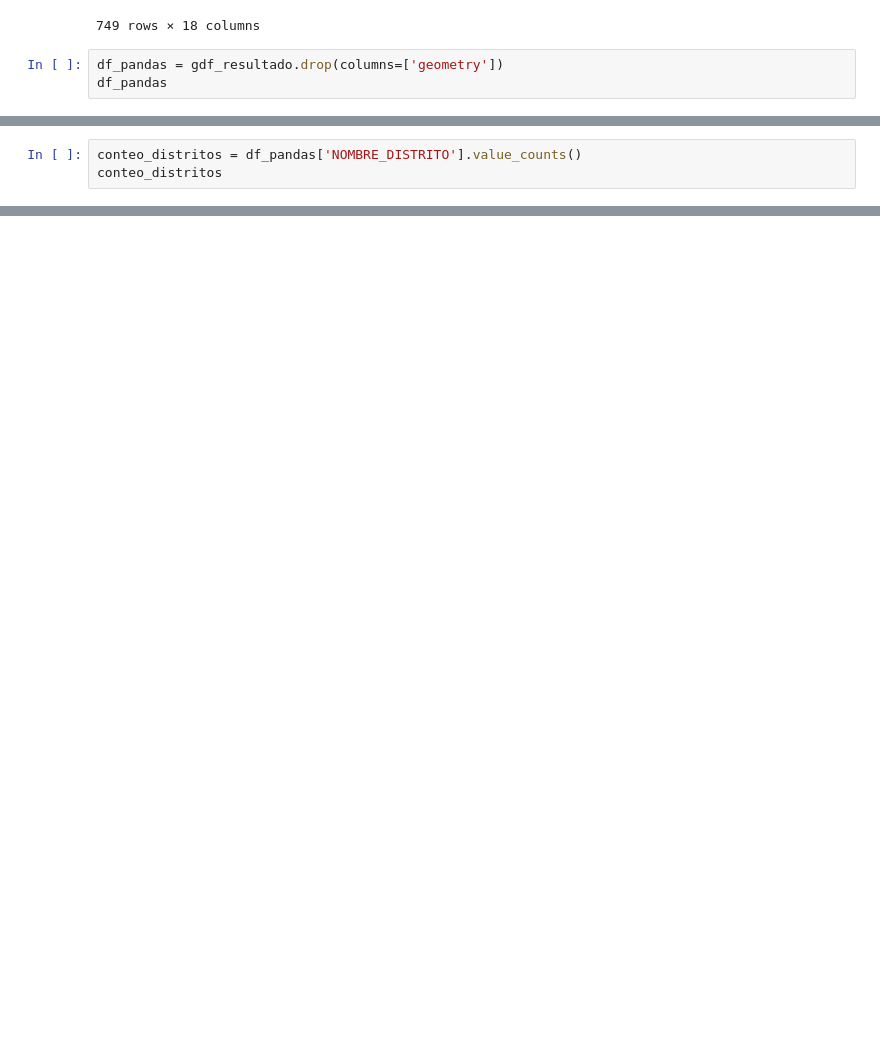
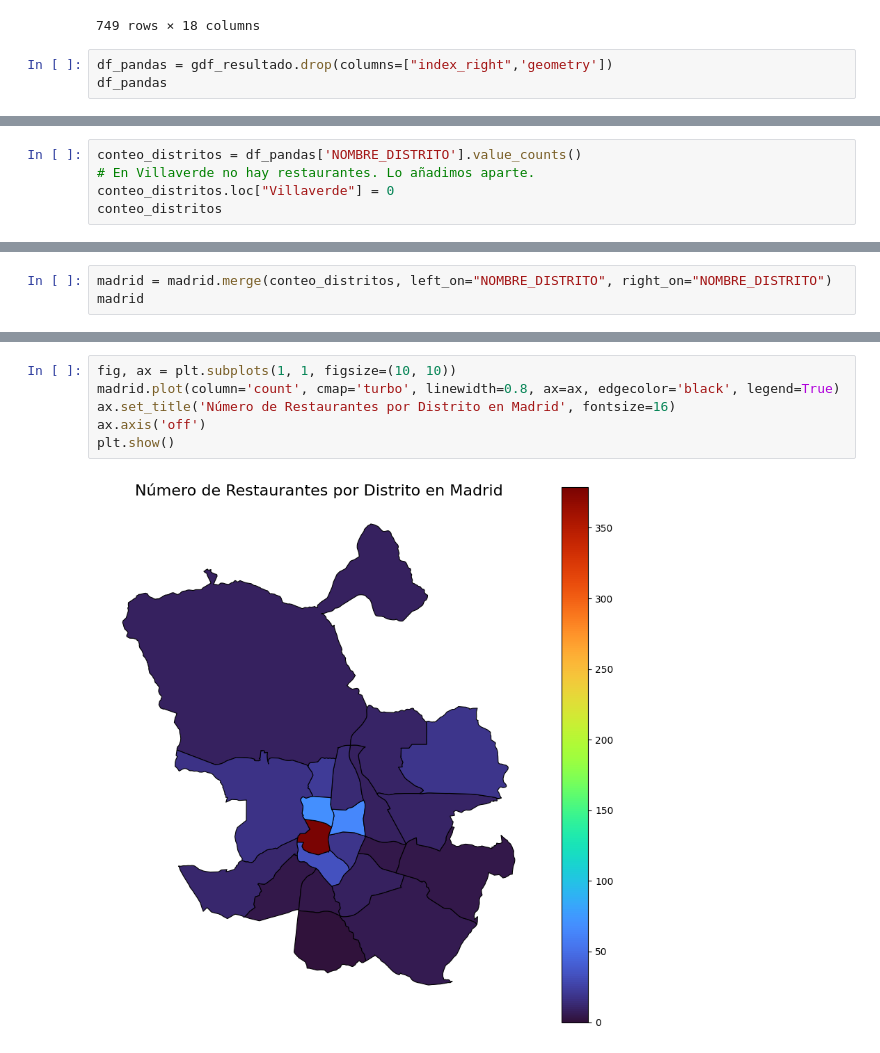
Before and after one commit to anton-p0g/ProyectoWebScrapping, a Jupyter notebook: parte2/distrito de cada restaurante/añadir_distritos_a_restaurantes.ipynb, the cells around one changed output, grey strips where cells are left out. Cells and saved outputs as stored; diff of their text form; blank space fills up the shorter version.

Commit message:
actualización ipynb + csv con distritos y barrios

```diff
--- a/parte2/distrito de cada restaurante/añadir_distritos_a_restaurantes.ipynb
+++ b/parte2/distrito de cada restaurante/añadir_distritos_a_restaurantes.ipynb
@@ -109,7 +110,7 @@ gdf_resultado
 | 748 | Sibuya Urban Sushi Bar | C Oslo, 53 X, Local 38 (at X-Madr... | 40.340854 | -3.848026 | 1.0 | 4.0 | ['Japanese', 'Asian', 'Fusion'] | ... |
 749 rows × 18 columns
 # %%
-df_pandas = gdf_resultado.drop(columns=['geometry'])
+df_pandas = gdf_resultado.drop(columns=["index_right",'geometry'])
 df_pandas
 # %% [output]
 |  | Name | Address | Lat | Long | Number of Ratings | Restaurant Rating | Type of Restaurant | ... |
@@ -129,5 +130,7 @@ df_pandas
 # %%
 conteo_distritos = df_pandas['NOMBRE_DISTRITO'].value_counts()
+# En Villaverde no hay restaurantes. Lo añadimos aparte.
+conteo_distritos.loc["Villaverde"] = 0
 conteo_distritos
 # %% [output]
 NOMBRE_DISTRITO
@@ -149 +152,4 @@ Vicalvaro                  3
 Name: count, dtype: int64
+# %%
+madrid = madrid.merge(conteo_distritos, left_on="NOMBRE_DISTRITO", right_on="NOMBRE_DISTRITO")
+madrid
@@ -149,0 +174,8 @@ Name: count, dtype: int64
+# %%
+fig, ax = plt.subplots(1, 1, figsize=(10, 10))
+madrid.plot(column='count', cmap='turbo', linewidth=0.8, ax=ax, edgecolor='black', legend=True)
+ax.set_title('Número de Restaurantes por Distrito en Madrid', fontsize=16)
+ax.axis('off')
+plt.show()
+# %% [output]
+[figure, added]
```
Also changed, not shown: parts of 17 cells of this notebook, 3 other files.
